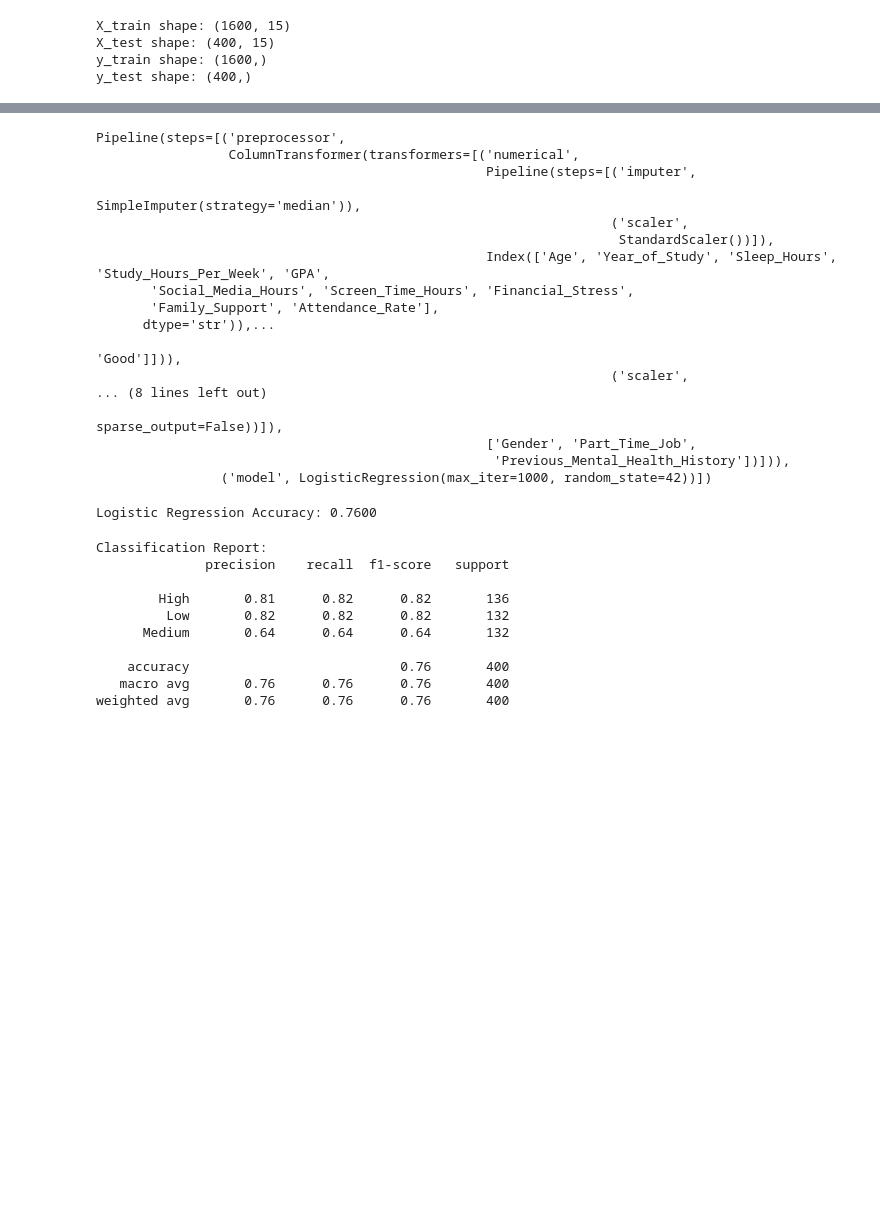
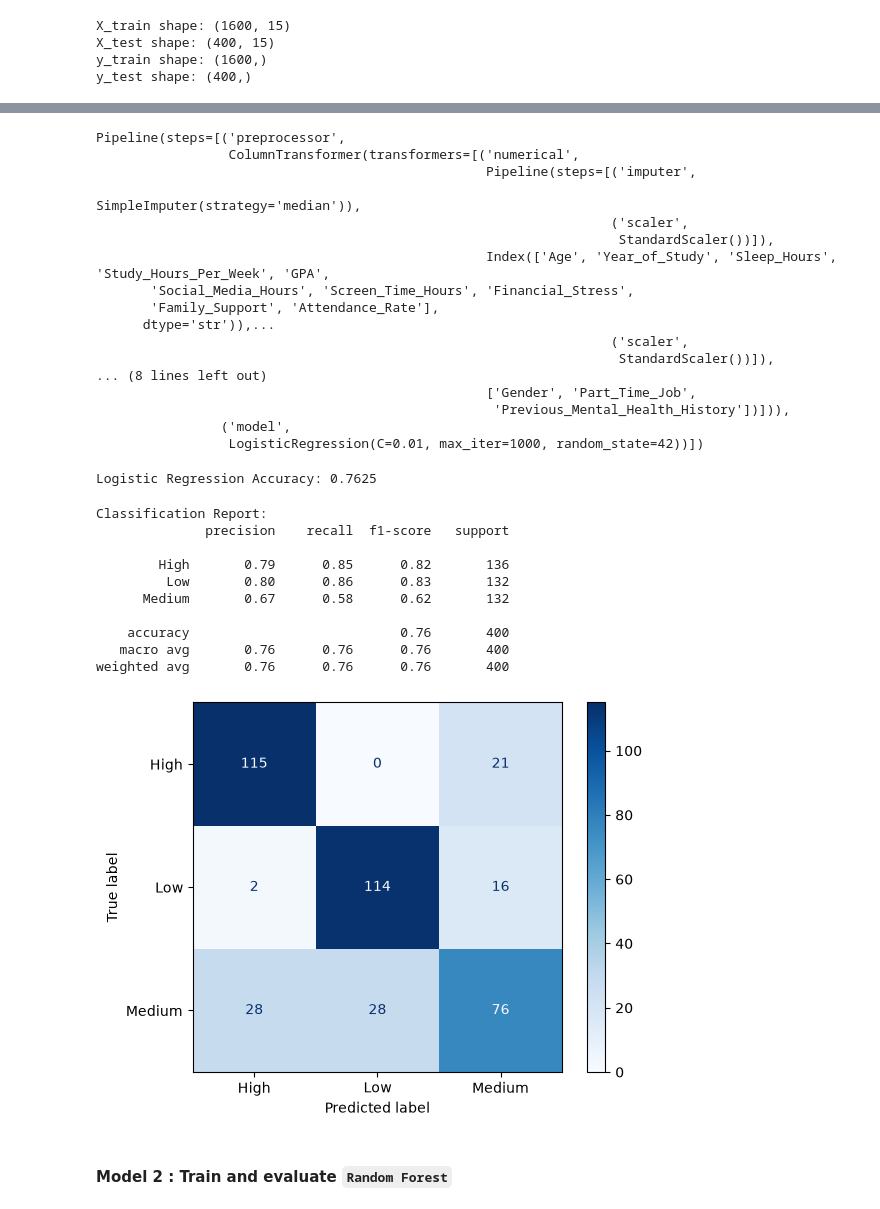
Before and after one commit to abderrahmane-lartab/Mental-health-risk-prediction, a Jupyter notebook: notebooks/model_training.ipynb, the cells around one changed output, grey strips where cells are left out. Drawn from its saved outputs; the diff is of its cells as text; code cells hidden in the pictures; blank space fills up the shorter version.

```diff
--- a/notebooks/model_training.ipynb
+++ b/notebooks/model_training.ipynb
@@ -30,8 +50,8 @@ y_test shape: (400,)
 # %%
 # logistic classification model
-logistic_pipeline = Pipeline([
+logistic_pipeline = Pipeline(steps=[
     ("preprocessor", preprocessor),
-    ("model", LogisticRegression(max_iter=1000, random_state=42))
+    ("model", LogisticRegression(max_iter=1000, random_state=42, C=0.01))
 ])
 # %%
 logistic_pipeline.fit(X_train, y_train)
@@ -46,20 +66,20 @@ Pipeline(steps=[('preprocessor',
        'Social_Media_Hours', 'Screen_Time_Hours', 'Financial_Stress',
        'Family_Support', 'Attendance_Rate'],
       dtype='str')),...
-                                                                                               'Good']])),
                                                                   ('scaler',
+                                                                   StandardScaler())]),
 ... (8 lines left out)
-                                                                                 sparse_output=False))]),
                                                   ['Gender', 'Part_Time_Job',
                                                    'Previous_Mental_Health_History'])])),
-                ('model', LogisticRegression(max_iter=1000, random_state=42))])
+                ('model',
+                 LogisticRegression(C=0.01, max_iter=1000, random_state=42))])
 # %%
 y_pred = logistic_pipeline.predict(X_test)
 # %%
 accuracy = accuracy_score(y_test, y_pred)
 print(f"Logistic Regression Accuracy: {accuracy:.4f}")
 # %% [output]
-Logistic Regression Accuracy: 0.7600
+Logistic Regression Accuracy: 0.7625
 # %%
 print("\nClassification Report:")
 print(classification_report(y_test, y_pred))
@@ -67,9 +87,9 @@ print(classification_report(y_test, y_pred))
 Classification Report:
               precision    recall  f1-score   support
 
-        High       0.81      0.82      0.82       136
-         Low       0.82      0.82      0.82       132
-      Medium       0.64      0.64      0.64       132
+        High       0.79      0.85      0.82       136
+         Low       0.80      0.86      0.83       132
+      Medium       0.67      0.58      0.62       132
 
     accuracy                           0.76       400
    macro avg       0.76      0.76      0.76       400
@@ -110,0 +97,8 @@ xgb_grid.fit(X_train, y_train)
+# %%
+# confusion matrix
+
+logistic_conf_matrix = ConfusionMatrixDisplay.from_predictions(y_test, y_pred, display_labels=logistic_pipeline.classes_, cmap=plt.cm.Blues, )
+# %% [output]
+[figure, added]
+# %% [markdown]
+#### Model 2 : Train and evaluate **`Random Forest`**
```
Also changed, not shown: parts of 19 cells of this notebook, 26 other files.
